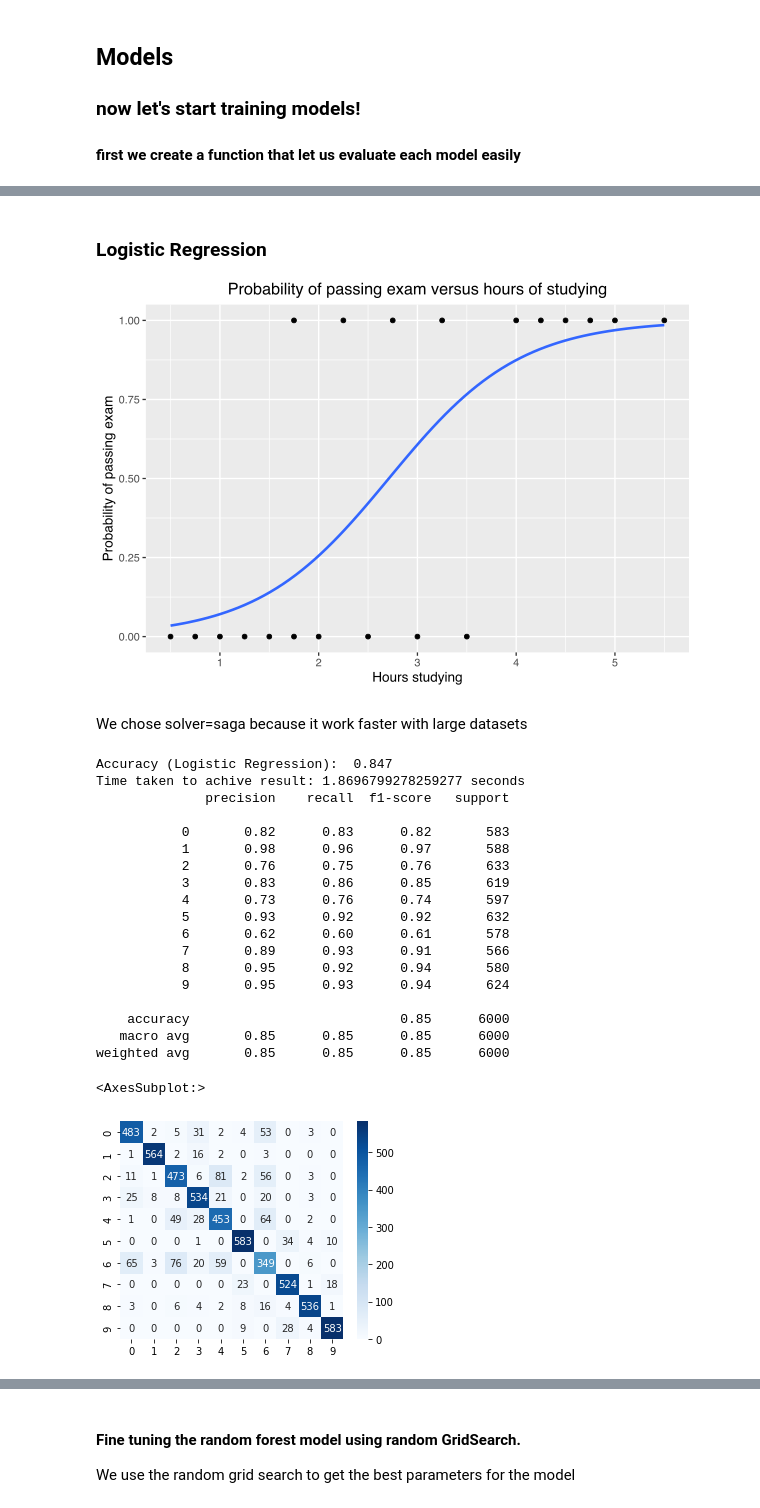
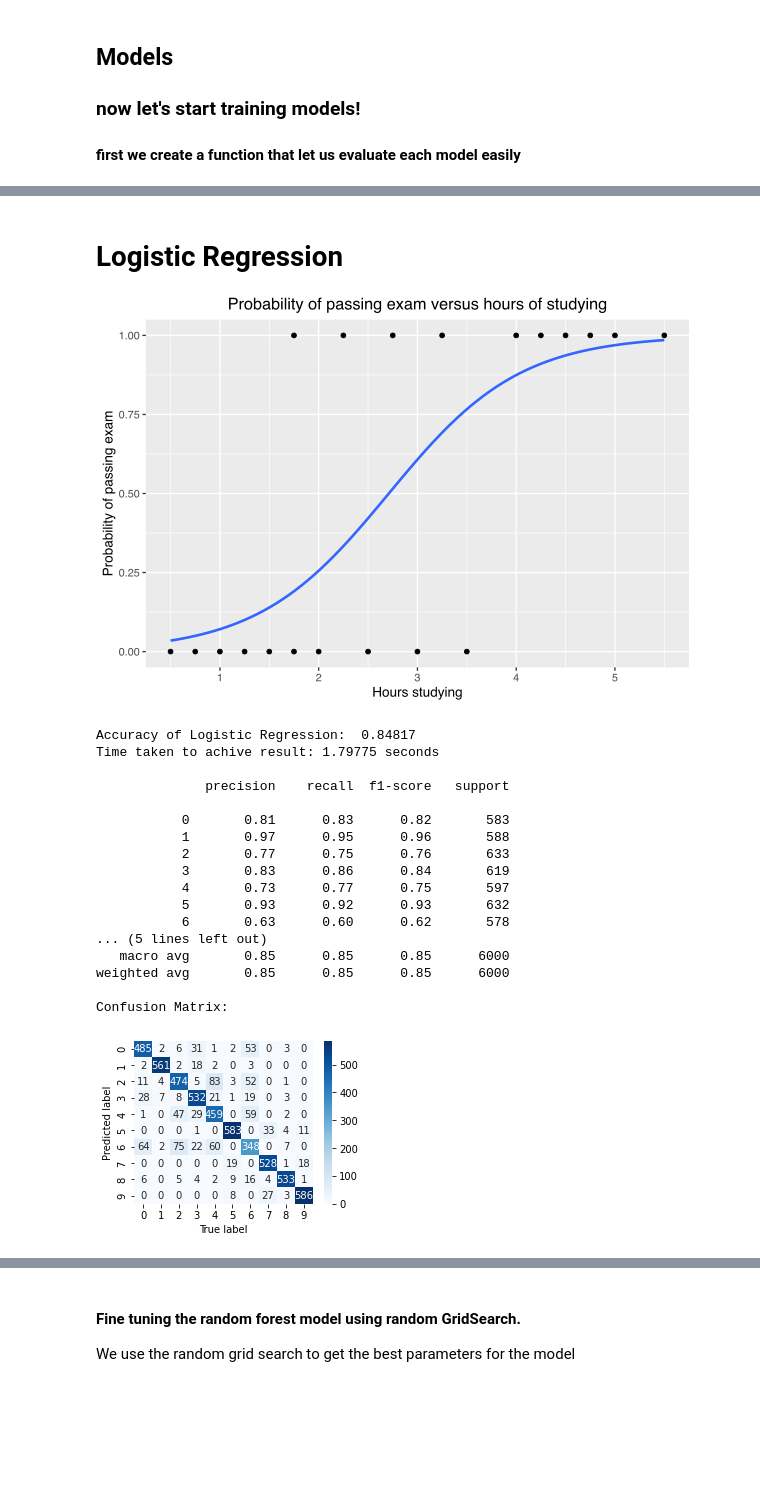
Before and after one commit to sandler2806/Data-Visualization, a Jupyter notebook: fashin-checkpoint.ipynb, the cells around one changed output, grey strips where cells are left out. Cells and saved outputs as stored; diff of their text form; code cells hidden in the pictures; blank space fills up the shorter version.

```diff
--- a/fashin-checkpoint.ipynb
+++ b/fashin-checkpoint.ipynb
@@ -221,13 +222,17 @@ and yet enough features so that our results do not hurt too much.
 ### now let's start training models!
 #### first we create a function that let us evaluate each model easily
 # %%
-def results(model):
-    y_pred=model.predict(X_test_scaled)
-    plt.figure(figsize=(5,4))
-    conf =confusion_matrix(y_test, y_pred)
+def show_results(model, time, name):
+    predictions = model.predict(X_test)
+    accuracy = metrics.accuracy_score(y_test, predictions)
+    print(f'Accuracy of {name}: {accuracy: .5F}')
+    print("Time taken to achive result: %s seconds\n" % (round(time,5)))
+    print(classification_report(y_test, predictions))
+    plt.figure(figsize=(4,3))
+    conf = confusion_matrix(y_test, predictions)
     print("Confusion Matrix: ")
     sns.heatmap(conf, cmap = "Blues", annot=True, fmt = '.0f')
     plt.xlabel('True label')
     plt.ylabel('Predicted label')
     plt.show()
-    print(classification_report(y_test, y_pred,digits=4))
+    return predictions, accuracy
@@ -343,51 +328,41 @@ weighted avg       0.87      0.87      0.87      6000
 # %% [markdown]
-### Logistic Regression
+# Logistic Regression
+
 ![log2.png](attachment:log2.png)
-# %% [markdown]
-We chose solver=saga because it work faster with large datasets
 # %%
 #logistic
 # %%
 start_timeLogReg = time.time()
 warnings.filterwarnings('ignore')
 modelLogReg = LogisticRegression()
 modelLogReg.fit(X_train, y_train)
+timeLogReg = time.time() - start_timeLogReg
 
 #load
 # modelLogReg = joblib.load('modelLogReg.joblib')
 # timeLogReg = joblib.load('time_modelLogReg.joblib')
-predictionsLogReg = modelLogReg.predict(X_test)
 
 #save
 joblib.dump(modelLogReg, 'modelLogReg.joblib')
-joblib.dump((time.time() - start_timeLogReg), 'time_modelLogReg.joblib')
+joblib.dump(timeLogReg, 'time_modelLogReg.joblib')
 
-accuracyLogReg = modelLogReg.score(X_test, y_test)
-print("Accuracy (Logistic Regression): ", accuracyLogReg)
-timeLogReg = time.time() - start_timeLogReg
-print("Time taken to achive result: %s seconds" % (timeLogReg))
-
-plt.figure(figsize=(5,4))
-print(classification_report(y_test, predictionsLogReg))
-sns.heatmap(confusion_matrix(y_test, predictionsLogReg), cmap = "Blues", annot=True, fmt = '.0f')
+predictionsLogReg, accuracyLogReg = show_results(modelLogReg, timeLogReg, "Logistic Regression")
 # %% [output]
-Accuracy (Logistic Regression):  0.847
-Time taken to achive result: 1.8696799278259277 seconds
+Accuracy of Logistic Regression:  0.84817
+Time taken to achive result: 1.79775 seconds
+
               precision    recall  f1-score   support
 
-           0       0.82      0.83      0.82       583
-           1       0.98      0.96      0.97       588
-           2       0.76      0.75      0.76       633
-           3       0.83      0.86      0.85       619
-           4       0.73      0.76      0.74       597
-           5       0.93      0.92      0.92       632
-           6       0.62      0.60      0.61       578
-           7       0.89      0.93      0.91       566
-           8       0.95      0.92      0.94       580
-           9       0.95      0.93      0.94       624
-
-    accuracy                           0.85      6000
+           0       0.81      0.83      0.82       583
+           1       0.97      0.95      0.96       588
+           2       0.77      0.75      0.76       633
+           3       0.83      0.86      0.84       619
+           4       0.73      0.77      0.75       597
+           5       0.93      0.92      0.93       632
+           6       0.63      0.60      0.62       578
+... (5 lines left out)
    macro avg       0.85      0.85      0.85      6000
 weighted avg       0.85      0.85      0.85      6000
+
+Confusion Matrix:
-<AxesSubplot:>
-[figure, old version]
+[figure, new version]
```
Also changed, not shown: parts of 51 cells of this notebook.
